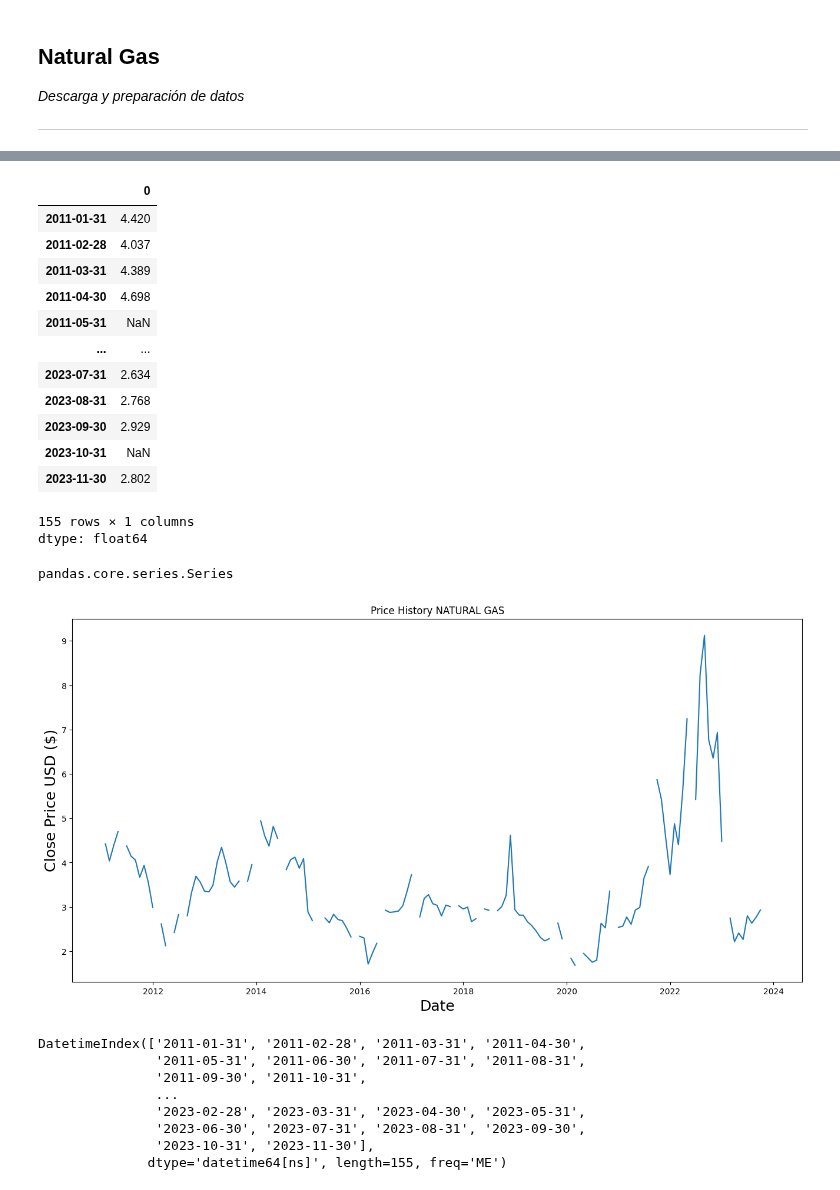
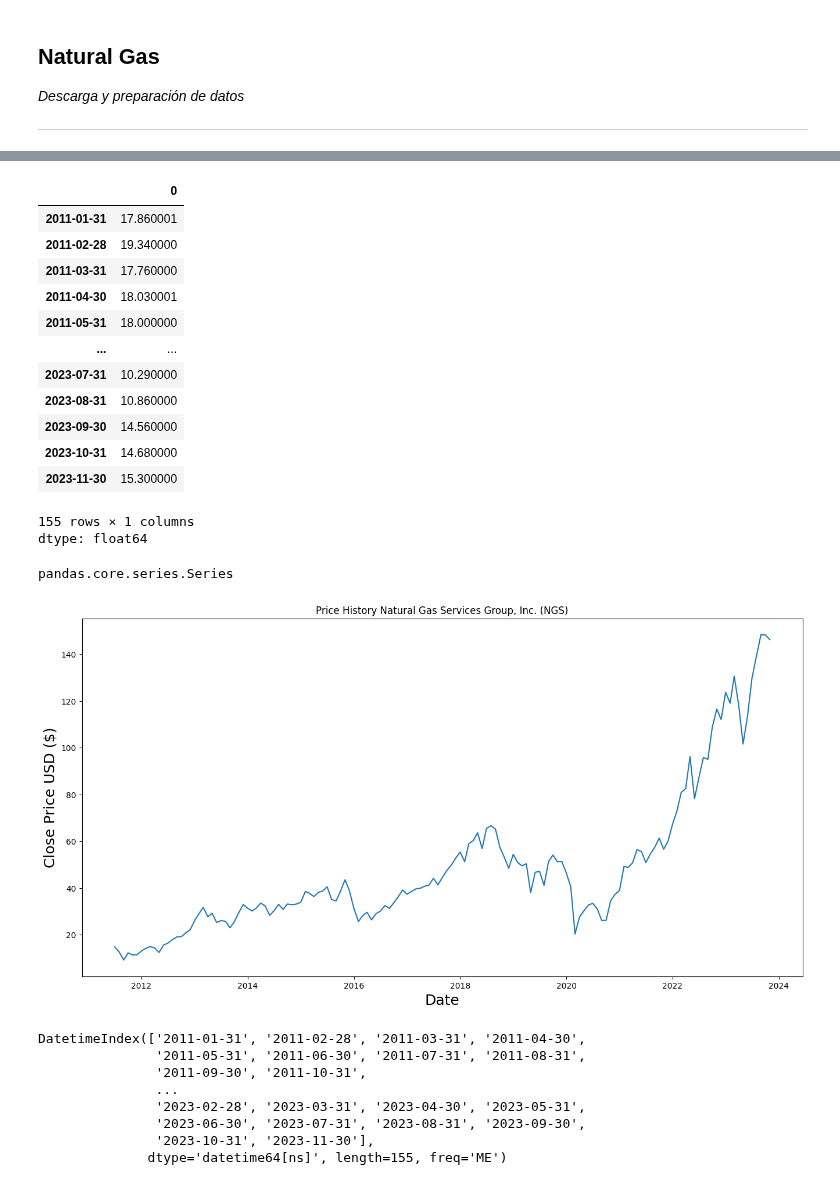
Before and after one commit to Michelleagl/Series_de_Tiempo, a Jupyter notebook: Proyecto_Series_.ipynb, the cells around one changed output, grey strips where cells are left out. Cells and saved outputs as stored; diff of their text form; code cells hidden in the pictures.

```diff
--- a/Proyecto_Series_.ipynb
+++ b/Proyecto_Series_.ipynb
@@ -84,7 +86,7 @@ from sklearn.preprocessing import MinMaxScaler
 from tensorflow.keras.models import Sequential
 from tensorflow.keras.layers import Dense, LSTM, Dropout, GRU
 # %%
-dataG = 'NG=F'
+dataG = 'NGS'
 ticker = yf.Ticker(dataG)
 hist = ticker.history(start= '2011-01-01', end= '2023-12-01', interval='1mo')['Close']
 hist.index = hist.index.strftime('%Y-%m-%d')
@@ -113,17 +115,17 @@ hist = pd.Series(hist.values, index = pd.date_range(start=hist.index[0], end=his
 hist
 # %% [output]
 |  | 0 |
-| 2011-01-31 | 4.420 |
-| 2011-02-28 | 4.037 |
-| 2011-03-31 | 4.389 |
-| 2011-04-30 | 4.698 |
-| 2011-05-31 | NaN |
+| 2011-01-31 | 17.860001 |
+| 2011-02-28 | 19.340000 |
+| 2011-03-31 | 17.760000 |
+| 2011-04-30 | 18.030001 |
+| 2011-05-31 | 18.000000 |
 | ... | ... |
-| 2023-07-31 | 2.634 |
-| 2023-08-31 | 2.768 |
-| 2023-09-30 | 2.929 |
-| 2023-10-31 | NaN |
-| 2023-11-30 | 2.802 |
+| 2023-07-31 | 10.290000 |
+| 2023-08-31 | 10.860000 |
+| 2023-09-30 | 14.560000 |
+| 2023-10-31 | 14.680000 |
+| 2023-11-30 | 15.300000 |
 155 rows × 1 columns
 dtype: float64
 # %%
@@ -132,13 +134,13 @@ type(hist)
 pandas.core.series.Series
 # %%
 plt.figure(figsize=(16,8))
-plt.title('Price History NATURAL GAS')
+plt.title('Price History Natural Gas Services Group, Inc. (NGS)')
 plt.plot(hist)
 plt.xlabel('Date', fontsize=18)
 plt.ylabel('Close Price USD ($)', fontsize=18)
 plt.show()
 # %% [output]
-[figure, old version]
+[figure, new version]
 # %%
 hist.index
 # %% [output]
```
Also changed, not shown: parts of 73 cells of this notebook.
